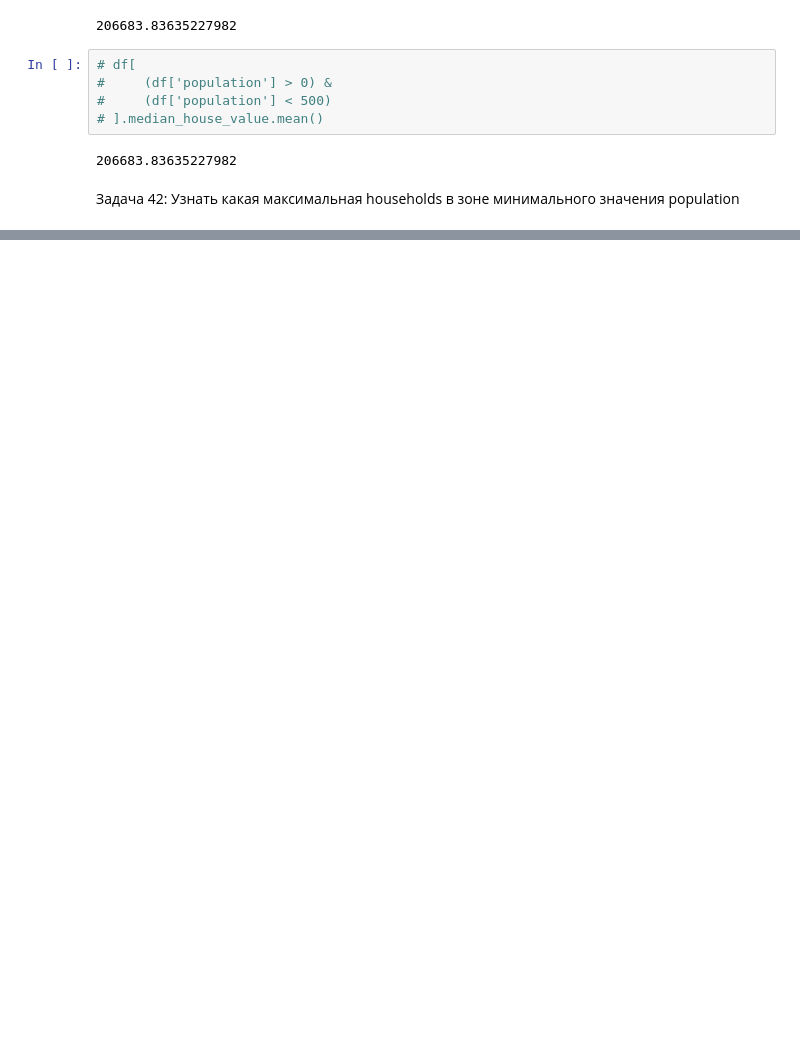
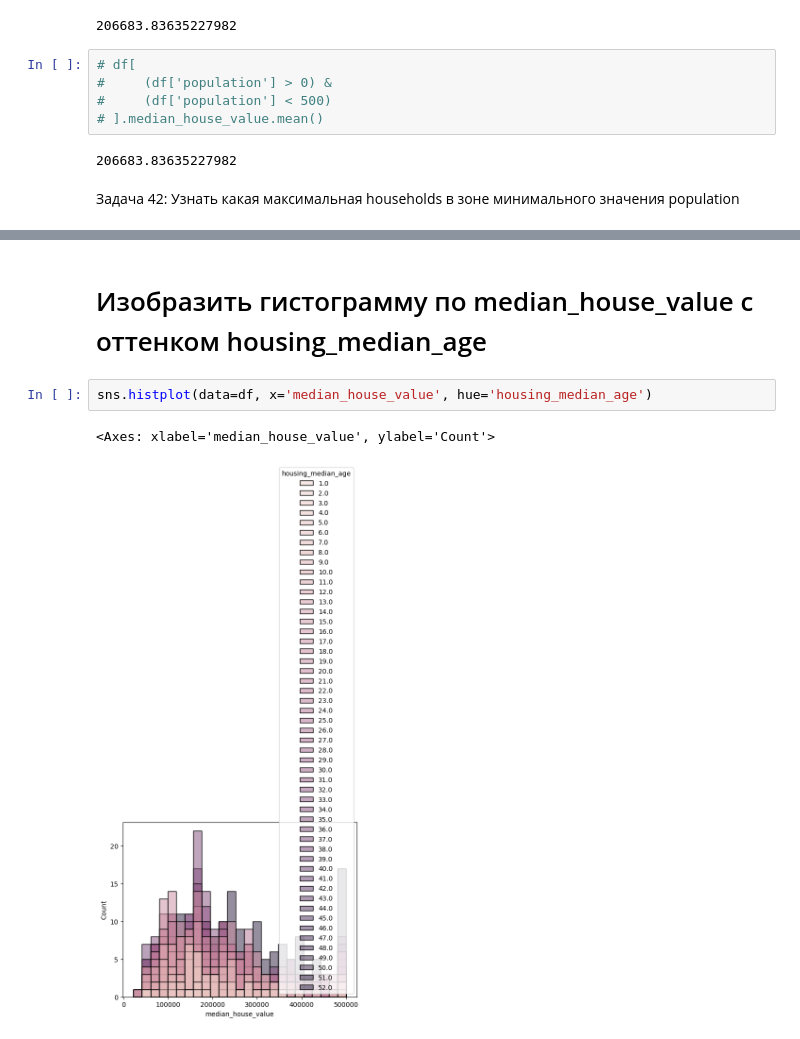
Before and after one commit to sergey185185/Examples, a Jupyter notebook: Untitled0.ipynb, the cells around one changed output, grey strips where cells are left out. Drawn from its saved outputs; the diff is of its cells as text; blank space fills up the shorter version.

```diff
--- a/Untitled0.ipynb
+++ b/Untitled0.ipynb
@@ -300,0 +347,7 @@ df[df['population'] == df['population'].min()]['households'].max()
+# %% [markdown]
+# Изобразить гистограмму по median_house_value с оттенком housing_median_age
+# %%
+sns.histplot(data=df, x='median_house_value', hue='housing_median_age')
+# %% [output]
+<Axes: xlabel='median_house_value', ylabel='Count'>
+[figure, added]
```
Also changed, not shown: parts of 42 cells of this notebook.
